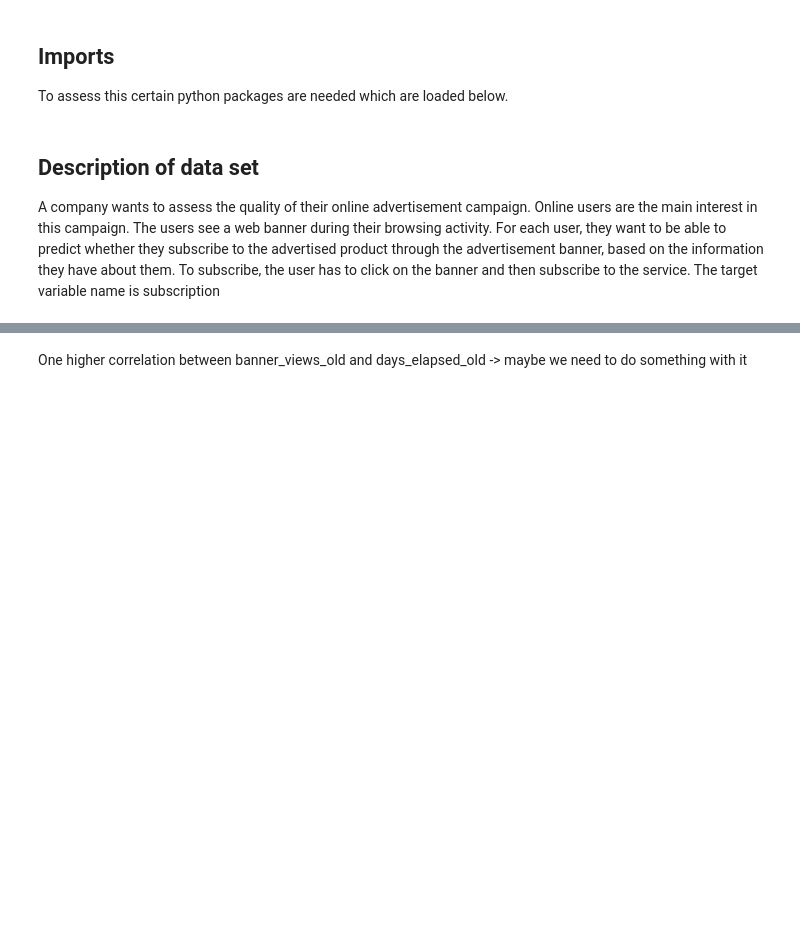
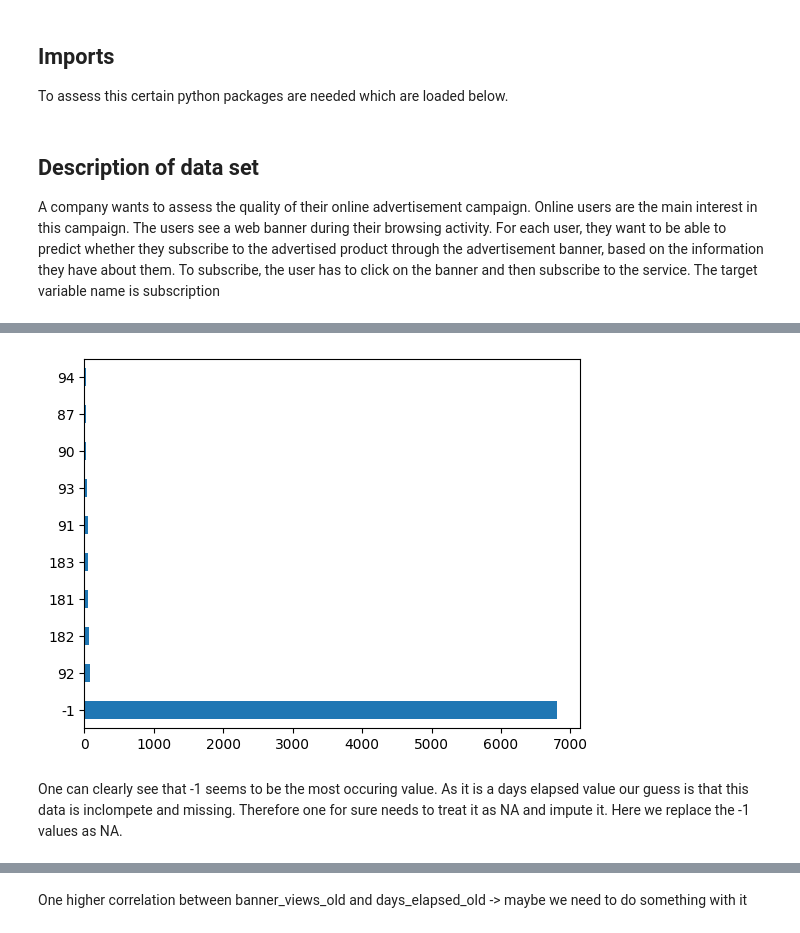
Before and after one commit to realbigi/ML_Data_Competition, a Jupyter notebook: Report.ipynb, the cells around one changed output, grey strips where cells are left out. Drawn from its saved outputs; the diff is of its cells as text; code cells hidden in the pictures; blank space fills up the shorter version.

```diff
--- a/Report.ipynb
+++ b/Report.ipynb
@@ -103,0 +156,6 @@ numerical columns do not have NA's. GOOD! We definitely need to scale.
+# %%
+val_counts_days_elapsed_old = train.days_elapsed_old.value_counts()[:10].plot(kind='barh')
+# %% [output]
+[figure, added]
+# %% [markdown]
+One can clearly see that -1 seems to be the most occuring value. As it is a days elapsed value our guess is that this data is inclompete and missing. Therefore one for sure needs to treat it as NA and impute it. Here we replace the -1 values as NA.
```
Also changed, not shown: parts of 29 cells of this notebook, 1 other file.
